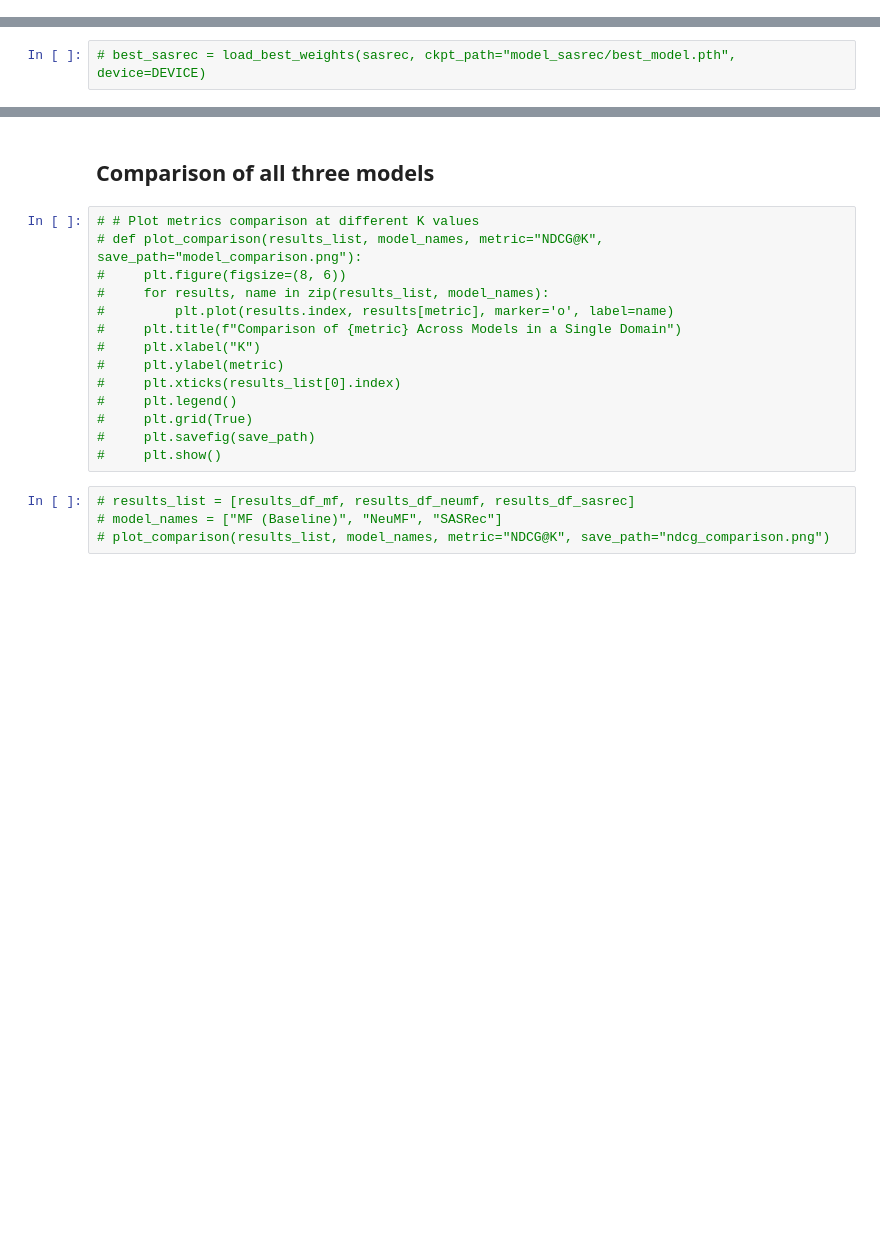
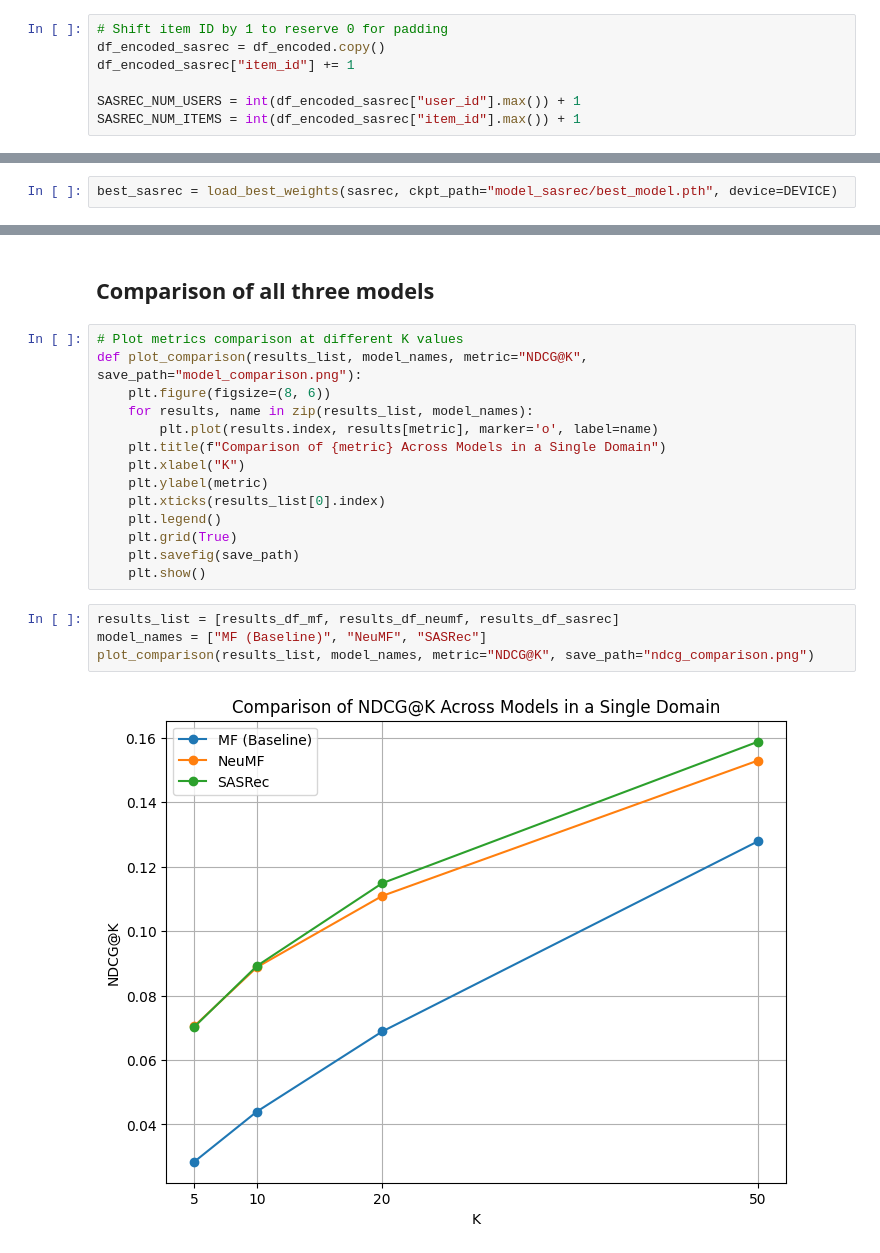
Before and after one commit to almosenja/Recommender-System, a Jupyter notebook: 02_recsys_model_development.ipynb, the cells around one changed output, grey strips where cells are left out. Saved outputs shown, nothing was run; the diff lists cells and outputs as text; blank space fills up the shorter version.

```diff
--- a/02_recsys_model_development.ipynb
+++ b/02_recsys_model_development.ipynb
@@ -856 +853,8 @@ Transformer-based model for sequential recommendation from the paper [Self-Atten
+# %%
+# Shift item ID by 1 to reserve 0 for padding
+df_encoded_sasrec = df_encoded.copy()
+df_encoded_sasrec["item_id"] += 1
+
+SASREC_NUM_USERS = int(df_encoded_sasrec["user_id"].max()) + 1
+SASREC_NUM_ITEMS = int(df_encoded_sasrec["item_id"].max()) + 1
 # %%
@@ -1331,5 +1374,5 @@ Transformer-based model for sequential recommendation from the paper [Self-Atten
 # %% [markdown]
 ### Final evaluation on test set
 # %%
-# best_sasrec = load_best_weights(sasrec, ckpt_path="model_sasrec/best_model.pth", device=DEVICE)
+best_sasrec = load_best_weights(sasrec, ckpt_path="model_sasrec/best_model.pth", device=DEVICE)
 # %%
@@ -1465,20 +1536,22 @@ Transformer-based model for sequential recommendation from the paper [Self-Atten
 # %% [markdown]
 ## Comparison of all three models
 # %%
-# # Plot metrics comparison at different K values
-# def plot_comparison(results_list, model_names, metric="NDCG@K", save_path="model_comparison.png"):
-#     plt.figure(figsize=(8, 6))
-#     for results, name in zip(results_list, model_names):
-#         plt.plot(results.index, results[metric], marker='o', label=name)
-#     plt.title(f"Comparison of {metric} Across Models in a Single Domain")
-#     plt.xlabel("K")
-#     plt.ylabel(metric)
-#     plt.xticks(results_list[0].index)
-#     plt.legend()
-#     plt.grid(True)
-#     plt.savefig(save_path)
-#     plt.show()
+# Plot metrics comparison at different K values
+def plot_comparison(results_list, model_names, metric="NDCG@K", save_path="model_comparison.png"):
+    plt.figure(figsize=(8, 6))
+    for results, name in zip(results_list, model_names):
+        plt.plot(results.index, results[metric], marker='o', label=name)
+    plt.title(f"Comparison of {metric} Across Models in a Single Domain")
+    plt.xlabel("K")
+    plt.ylabel(metric)
+    plt.xticks(results_list[0].index)
+    plt.legend()
+    plt.grid(True)
+    plt.savefig(save_path)
+    plt.show()
 # %%
-# results_list = [results_df_mf, results_df_neumf, results_df_sasrec]
-# model_names = ["MF (Baseline)", "NeuMF", "SASRec"]
-# plot_comparison(results_list, model_names, metric="NDCG@K", save_path="ndcg_comparison.png")
+results_list = [results_df_mf, results_df_neumf, results_df_sasrec]
+model_names = ["MF (Baseline)", "NeuMF", "SASRec"]
+plot_comparison(results_list, model_names, metric="NDCG@K", save_path="ndcg_comparison.png")
+# %% [output]
+[figure, added]
```
Also changed, not shown: parts of 35 cells of this notebook, 1 other file.
